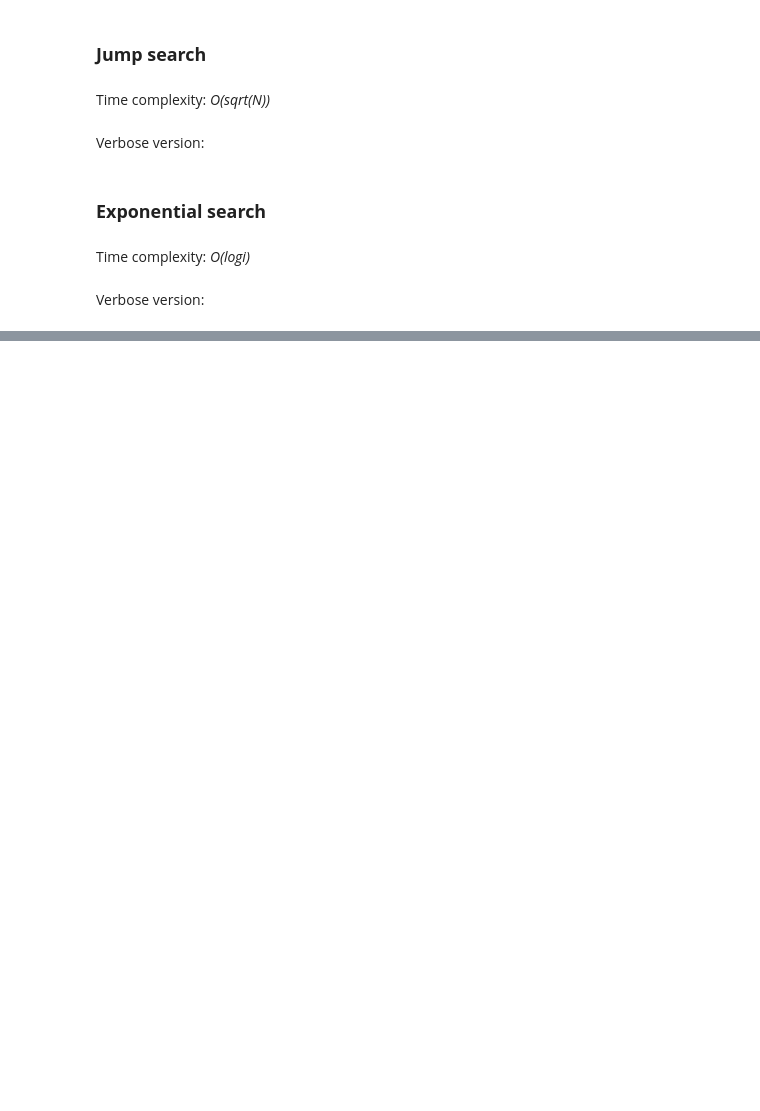
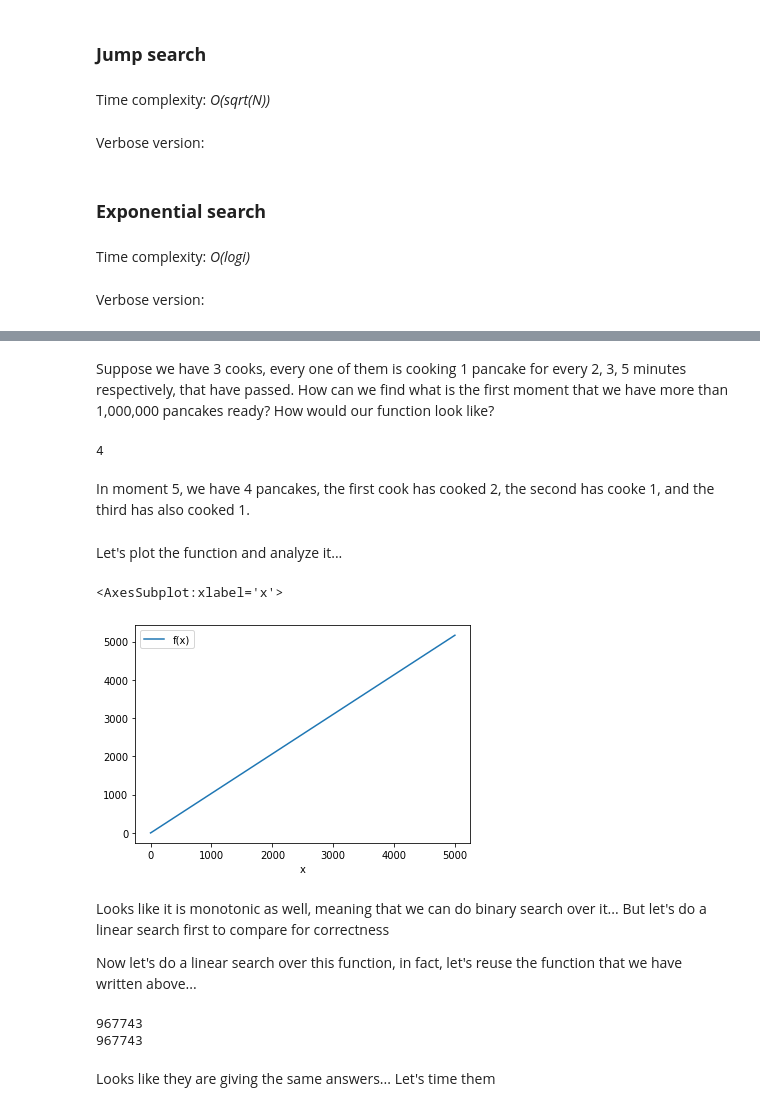
Before and after one commit to TeogopK/Data_structures_and_algorithms_Data_analytics, a Jupyter notebook: sem04/playground_04.ipynb, the cells around one changed output, grey strips where cells are left out. Saved outputs shown, nothing was run; the diff lists cells and outputs as text; code cells hidden in the pictures; blank space fills up the shorter version.

```diff
--- a/sem04/playground_04.ipynb
+++ b/sem04/playground_04.ipynb
@@ -395,0 +463,38 @@ print(f"Number {X} is at index: {Xi}")
+# %% [markdown]
+Suppose we have 3 cooks, every one of them is cooking 1 pancake for every 2, 3, 5 minutes respectively, that have passed. How can we find what is the first moment that we have more than 1,000,000 pancakes ready? How would our function look like?
+# %%
+def f_pancakes(t, cooks=[2,3,5]):
+    return sum([t // cook for cook in cooks])
+
+f_pancakes(5)
+# %% [output]
+4
+# %% [markdown]
+In moment 5, we have 4 pancakes, the first cook has cooked 2, the second has cooke 1, and the third has also cooked 1.
+# %% [markdown]
+Let's plot the function and analyze it...
+# %%
+pancakes_input = [i for i in range(5_000)]
+
+pd.DataFrame.from_dict(
+    {
+        'x': pancakes_input,
+        'f(x)': map(f_pancakes, pancakes_input)
+    }
+).plot(x='x', y='f(x)')
+# %% [output]
+<AxesSubplot:xlabel='x'>
+[figure, added]
+# %% [markdown]
+Looks like it is monotonic as well, meaning that we can do binary search over it... But let's do a linear search first to compare for correctness
+
+Now let's do a linear search over this function, in fact, let's reuse the function that we have written above...
+# %%
+print(linear_search_f(f_pancakes, 1_000_000))
+
+print(binary_search_f(f_pancakes, 1_000_000))
+# %% [output]
+967743
+967743
+# %% [markdown]
+Looks like they are giving the same answers... Let's time them
```
Also changed, not shown: parts of 10 cells of this notebook.
